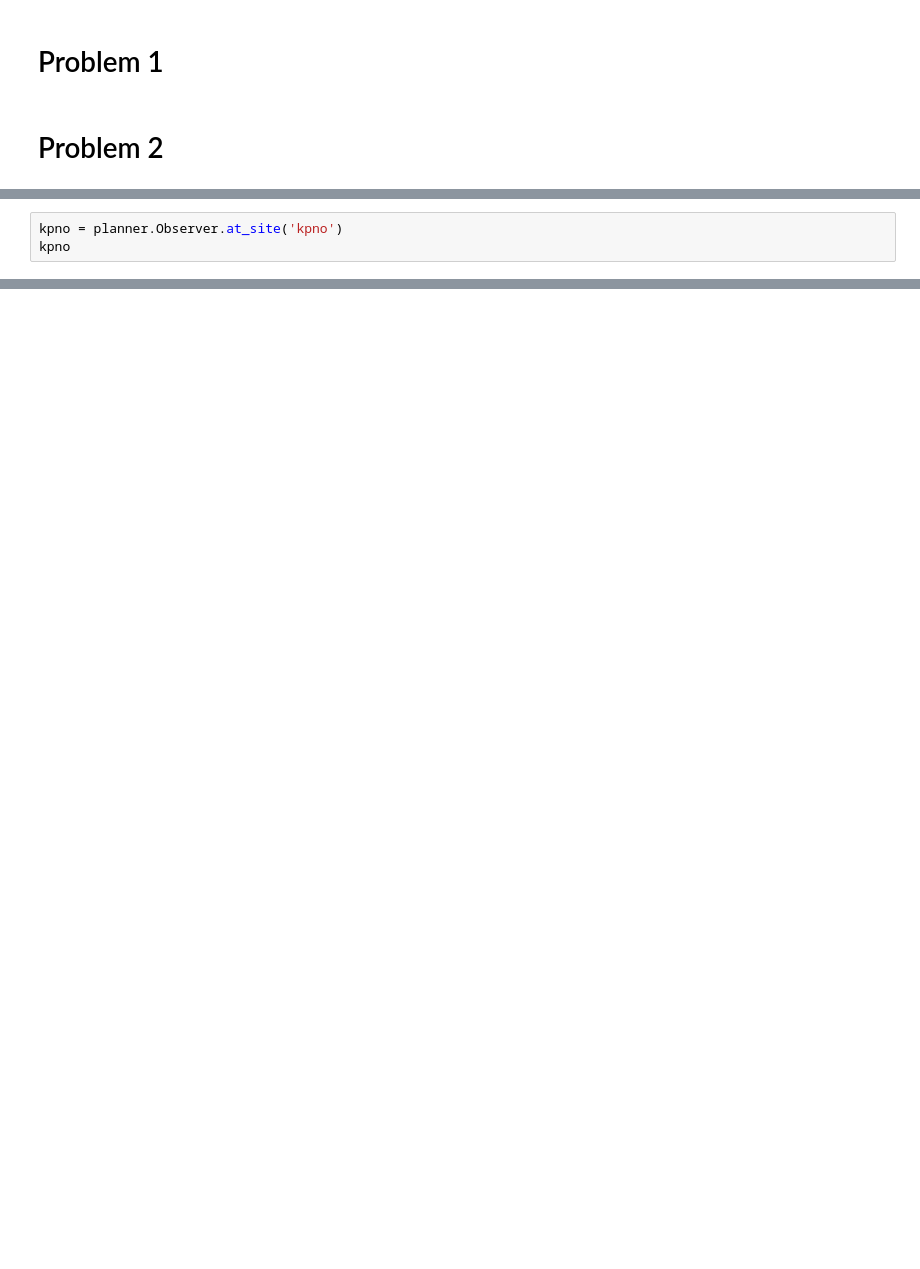
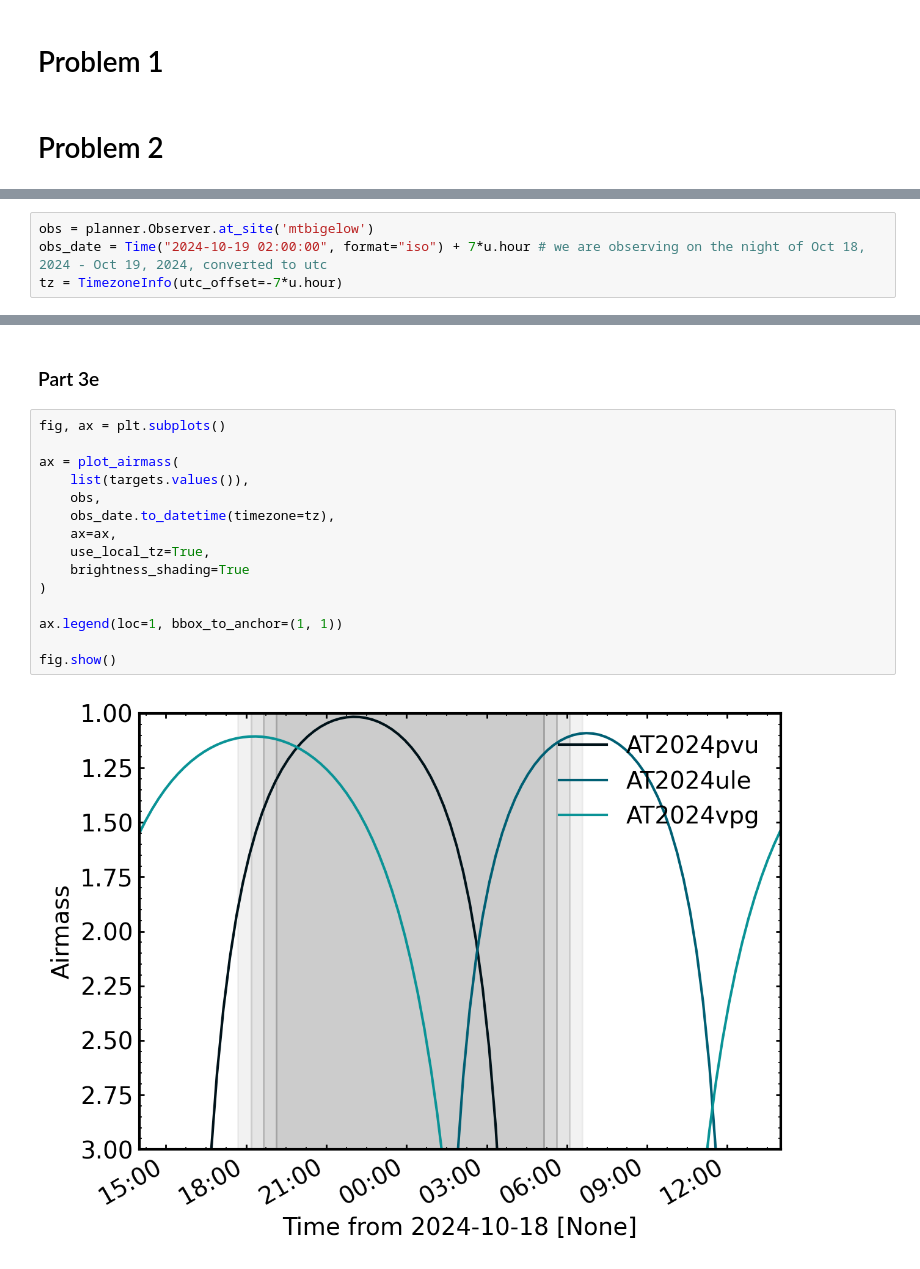
Before and after one commit to noahfranz13/SO-Classes, a Jupyter notebook: ASTR518/Franz_ASTR518_HW2.ipynb, the cells around one changed output, grey strips where cells are left out. Cells and saved outputs as stored; diff of their text form; blank space fills up the shorter version.

```diff
--- a/ASTR518/Franz_ASTR518_HW2.ipynb
+++ b/ASTR518/Franz_ASTR518_HW2.ipynb
@@ -83,3 +156,4 @@ obst(N_star_kuiper, D_kuiper, n_pix_kuiper, g_kuiper, S_kuiper.value, R_kuiper)
 # %%
-kpno = planner.Observer.at_site('kpno')
-kpno
+obs = planner.Observer.at_site('mtbigelow')
+obs_date = Time("2024-10-19 02:00:00", format="iso") + 7*u.hour # we are observing on the night of Oct 18, 2024 - Oct 19, 2024, converted to utc
+tz = TimezoneInfo(utc_offset=-7*u.hour)
@@ -154,0 +270,19 @@ plt.show()
+# %% [markdown]
+### Part 3e
+# %%
+fig, ax = plt.subplots()
+
+ax = plot_airmass(
+    list(targets.values()),
+    obs,
+    obs_date.to_datetime(timezone=tz),
+    ax=ax,
+    use_local_tz=True,
+    brightness_shading=True
+)
+
+ax.legend(loc=1, bbox_to_anchor=(1, 1))
+
+fig.show()
+# %% [output]
+[figure, added]
```
Also changed, not shown: parts of 23 cells of this notebook.
